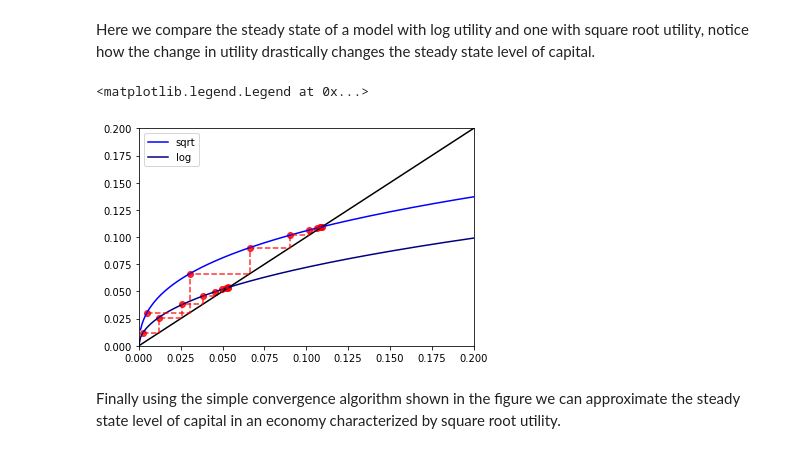
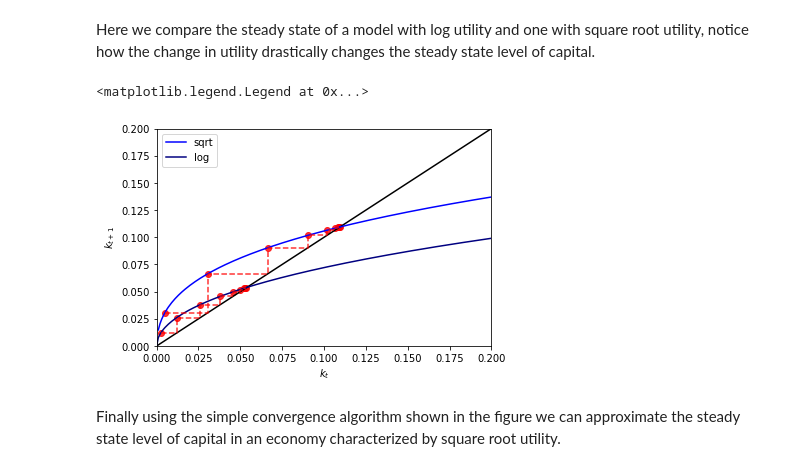
Before and after one commit to NumEconCopenhagen/projects-2019-remove-argv-0, a Jupyter notebook: modelproject/modelproject.ipynb, the cells around one changed output. Drawn from its saved outputs; the diff is of its cells as text; code cells hidden in the pictures.

```diff
--- a/modelproject/modelproject.ipynb
+++ b/modelproject/modelproject.ipynb
@@ -353,35 +355,36 @@ _n = 0
 
 out = list()
 out2 = list()
 
 for _ in xr:
     k_ = tf2(k = k_, alpha = _a, rho = _r, delta = _d, n = _n)
     k_2 = transition_func(k = k_2, alpha = _a, rho = _r, delta = _d, n = _n)
 
     out.append(k_)
     out2.append(k_2)
 
 res = [tf2(k = x, alpha = _a, rho = _r, delta = _d, n = _n) for x in xr2]
 res2 = [transition_func(k = x, alpha = _a, rho = _r, delta = _d, n = _n) for x in xr2]
 
 plt.plot(xr, xr, color = 'black')
 plt.plot(xr2, res, color = 'blue', alpha = 1, label = 'sqrt')
 plt.plot(xr2, res2, color = 'navy', alpha = 1, label = 'log')
 
 plt.step(out[:-1], out[1:], where = 'post', color = 'red', linestyle = '--', alpha = 0.8)
 plt.scatter(out[:-1], out[1:], color = 'red', alpha = 0.8)
 
 plt.step(out2[:-1], out2[1:], where = 'post', color = 'red', linestyle = '--', alpha = 0.8)
 plt.scatter(out2[:-1], out2[1:], color = 'red', alpha = 0.8)
 
-
+plt.xlabel('$k_t$')
+plt.ylabel('$k_{t+1}$')
 plt.xlim(0,0.2)
 plt.ylim(0,0.2)
 
 plt.legend()
 # %% [output]
 <matplotlib.legend.Legend at 0x...>
-[figure, old version]
+[figure, new version]
 # %% [markdown]
 Finally using the simple convergence algorithm shown in the figure we can approximate the steady state level of capital in an economy characterized by square root utility.
 # %%
```
Also changed, not shown: parts of 18 cells of this notebook, 8 other files.
